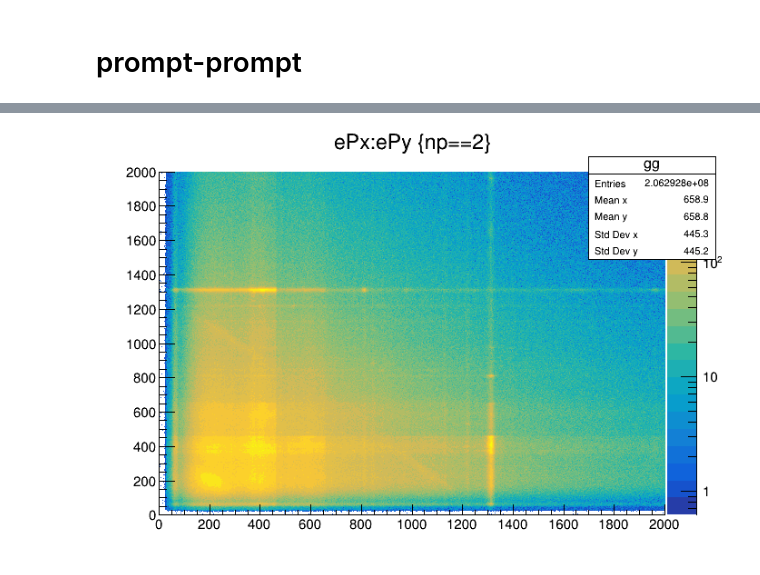
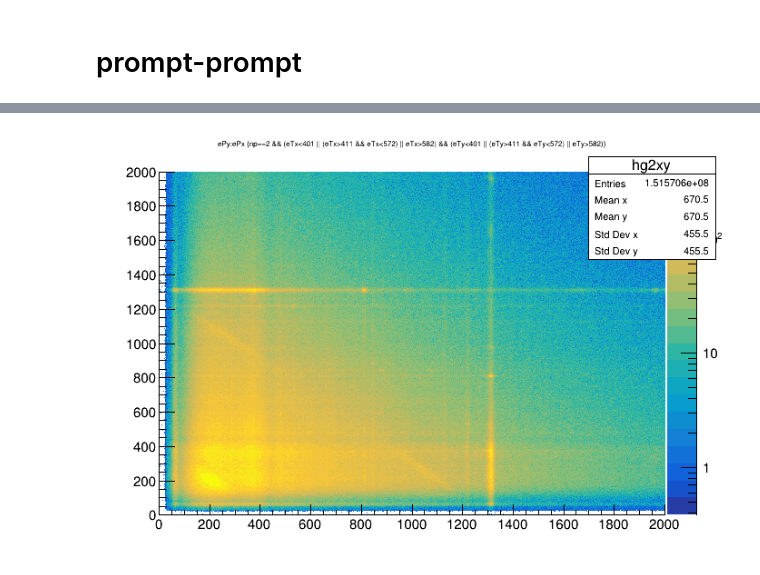
Before and after one commit to zhangjizhi66/MNT, a Jupyter notebook: prompt_prompt/ana.ipynb, the cells around one changed output, grey strips where cells are left out. Drawn from its saved outputs; the diff is of its cells as text; code cells hidden in the pictures.

```diff
--- a/prompt_prompt/ana.ipynb
+++ b/prompt_prompt/ana.ipynb
@@ -34,9 +36,9 @@ TH1D* hpeakx = (TH1D*)fmat->Get("xTpjPeak");
 # %%
-hgg->Draw("colz");
+hxy->Draw("colz");
 c1->SetLogz();
 c1->Draw();
 # %% [output]
-[figure, old version]
+[figure, new version]
 # %%
 %jsroot on
 # %%
```
Also changed, not shown: parts of 12 cells of this notebook, 9 other files.
